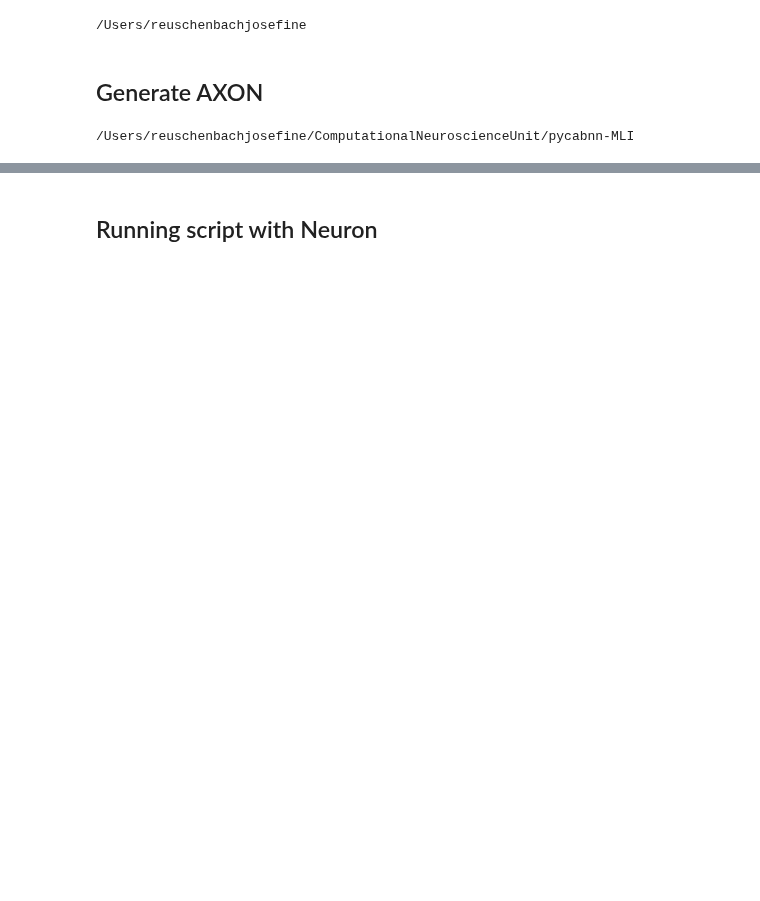
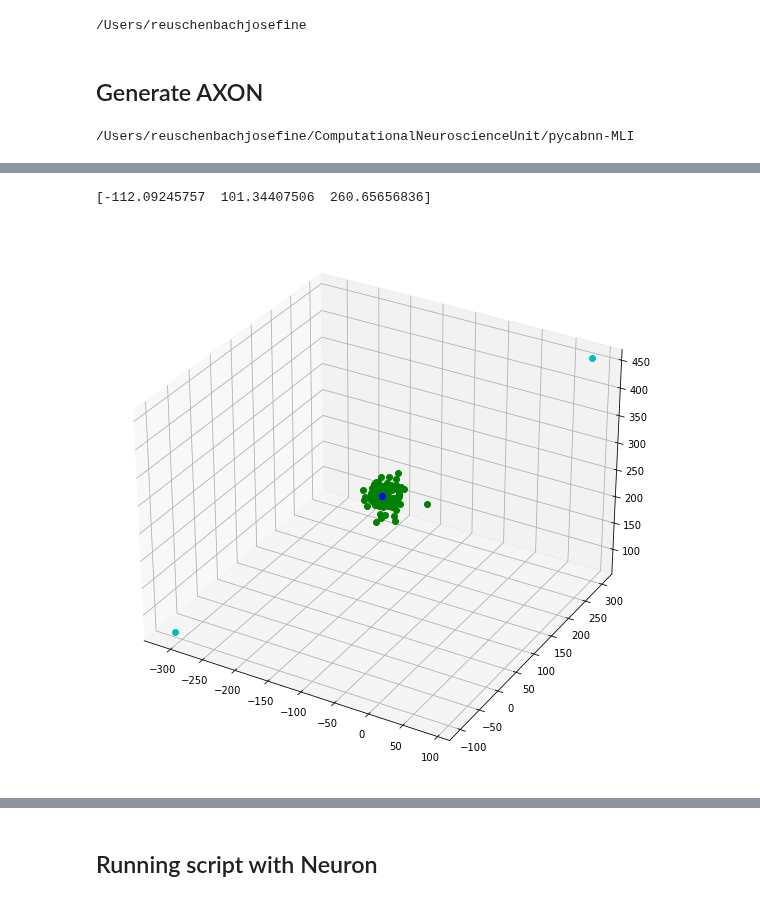
Before and after one commit to CNS-OIST/pycabnn, a Jupyter notebook: notebooks/MLI_geometry_workbook.ipynb, the cells around one changed output, grey strips where cells are left out. Drawn from its saved outputs; the diff is of its cells as text; code cells hidden in the pictures; blank space fills up the shorter version.

```diff
--- a/notebooks/MLI_geometry_workbook.ipynb
+++ b/notebooks/MLI_geometry_workbook.ipynb
@@ -588 +506,22 @@ somas[:,0] = np.random.uniform(-600, 600, size=60)
 somas[:,1] = np.random.uniform(20, 180, size=60)
+# %%
+n_axonterm = 100
+sigma_transv = 15
+def axon_generation(somas):
+    AxonsAll=np.empty((0,3), dtype=object) #empty array for axons
+    for i in range(somas.shape[0]):
+        center=somas[i]
+        axons = np.zeros((100,3))
+        axons = np.array([np.random.uniform((center-200),(center+200),3) for i in axons]) # cos=x; sin=y
+#         axons[:,0] = np.random.uniform((center[0]-200),(center[0]+200), size=100)
+#         axons[:,1] = np.random.uniform((center[1]-200),(center[1]+200), size=100)
+#         axons[:,2] = np.random.uniform((center[2]-200),(center[2]+200), size=100)
+        axons[:,0] = np.random.randn(n_axonterm)*sigma_transv + center[0]
+        axons[:,1] =np.random.randn(n_axonterm)*sigma_transv + center[1]
+        axons[:,2] = np.random.randn(n_axonterm)*sigma_transv + center[2]
+
+        AxonsAll = np.append(AxonsAll, axons, axis=0)
+
+    return(AxonsAll)
+
+AxonsAll= axon_generation(somas)
@@ -667,0 +632,14 @@ point1_xz_new = fix_dend_ends_upper(point1_xz, soma, -250)
+# %%
+fig = plt.figure(figsize=(10,10))
+ax = fig.add_subplot(111, projection='3d')
+ax.plot(AxonsAll[0:100,0], AxonsAll[0:100,1], AxonsAll[0:100,2],'og')
+ax.plot(somas[0:1,0], somas[0:1,1], somas[0:1,2],'ob')
+ax.plot(somas[0:1,0]+200, somas[0:1,1]+200, somas[0:1,2]+200,'oc')
+ax.plot(somas[0:1,0]-200, somas[0:1,1]-200, somas[0:1,2]-200,'oc')
+
+
+
+print(somas[0])
+# %% [output]
+[-112.09245757  101.34407506  260.65656836]
+[figure, added]
```
Also changed, not shown: parts of 60 cells of this notebook.
